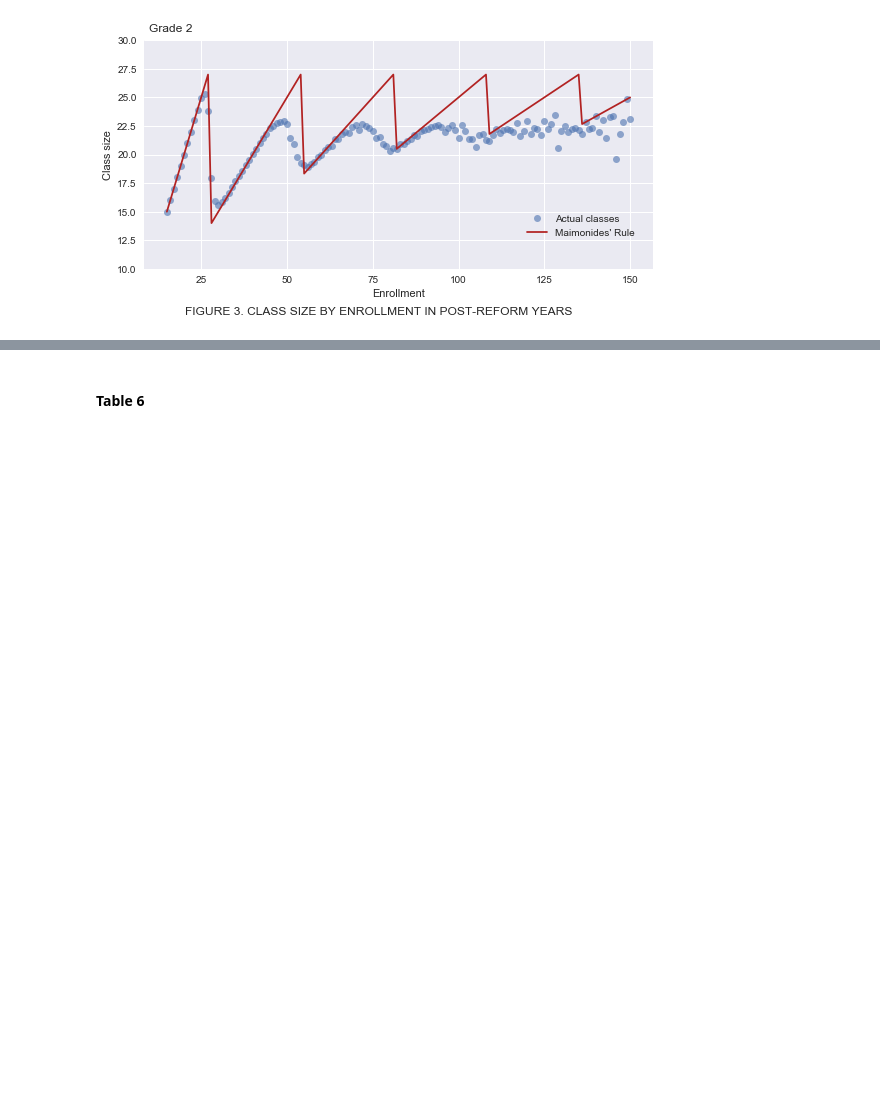
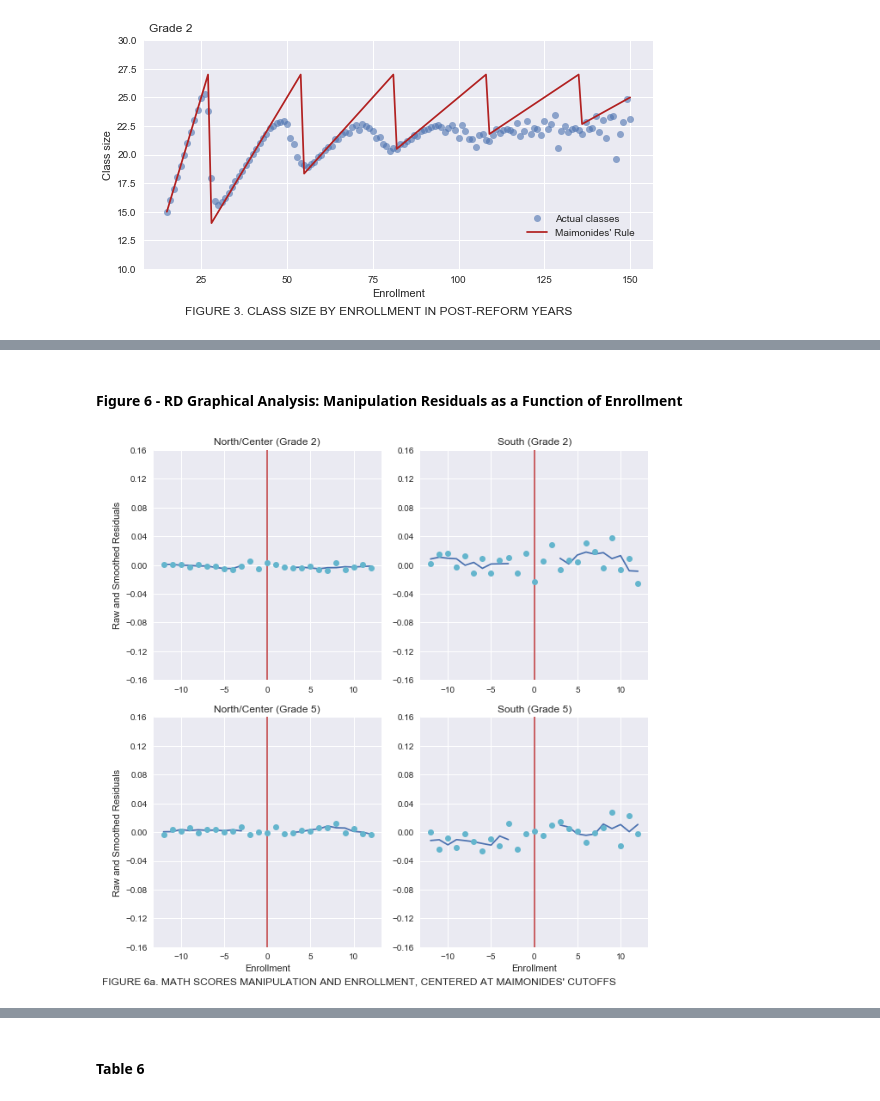
Before and after one commit to FedericoAlexanderRizzuto/microeconometrics-course-project-FedericoAlexanderRizzuto, a Jupyter notebook: project.ipynb, the cells around one changed output, grey strips where cells are left out. Cells and saved outputs as stored; diff of their text form; code cells hidden in the pictures; blank space fills up the shorter version.

```diff
--- a/project.ipynb
+++ b/project.ipynb
@@ -182,0 +221,6 @@ create_fig6(df)
+# %% [markdown]
+#### Figure 6 - RD Graphical Analysis: Manipulation Residuals as a Function of Enrollment
+# %%
+create_fig6a(df)
+# %% [output]
+[figure, added]
```
Also changed, not shown: parts of 42 cells of this notebook, 15 other files.
